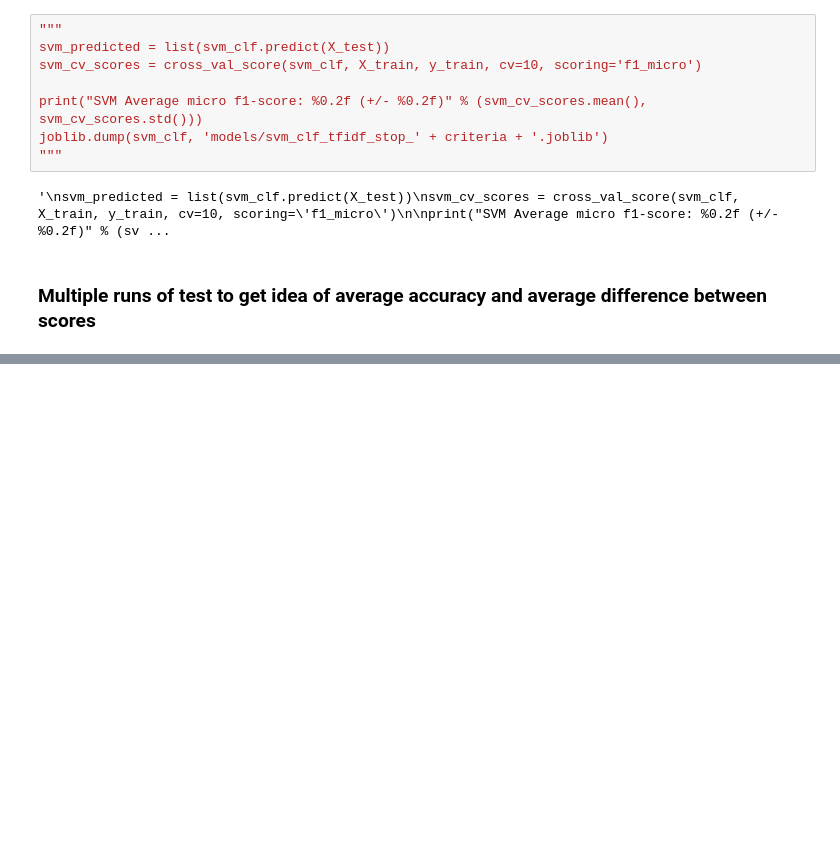
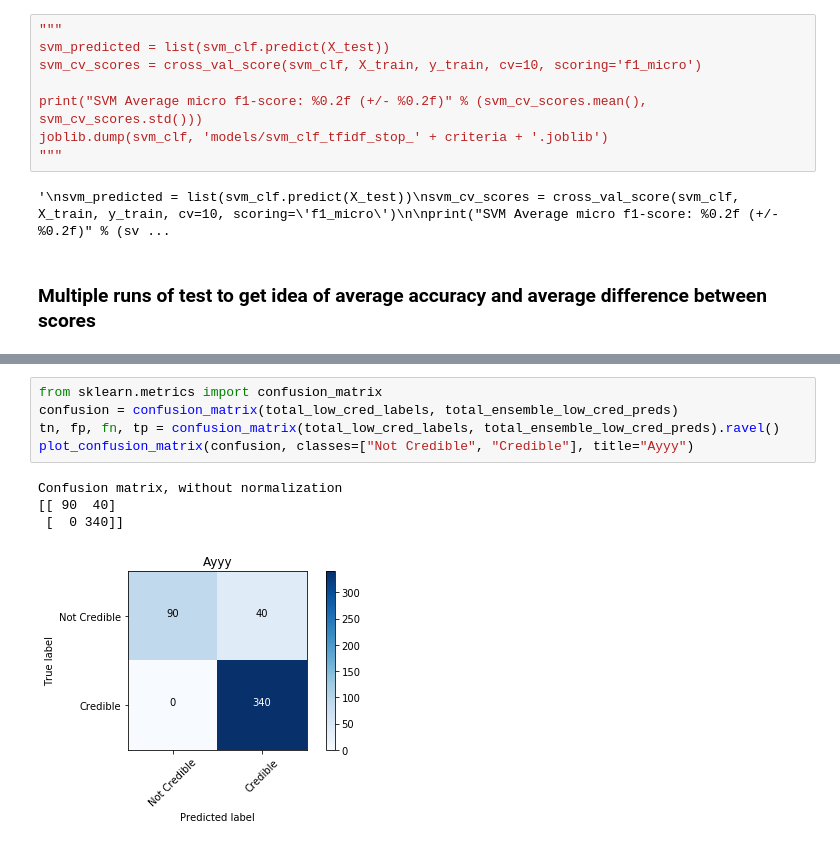
Before and after one commit to DioneJM/Honours-Thesis, a Jupyter notebook: Project/src/notebooks/Low-Credibility-Identification.ipynb, the cells around one changed output, grey strips where cells are left out. Drawn from its saved outputs; the diff is of its cells as text; blank space fills up the shorter version.

```diff
--- a/Project/src/notebooks/Low-Credibility-Identification.ipynb
+++ b/Project/src/notebooks/Low-Credibility-Identification.ipynb
@@ -310,0 +518,10 @@ Micro averaged recall scores: 0.7208936170212766
+# %%
+from sklearn.metrics import confusion_matrix
+confusion = confusion_matrix(total_low_cred_labels, total_ensemble_low_cred_preds)
+tn, fp, fn, tp = confusion_matrix(total_low_cred_labels, total_ensemble_low_cred_preds).ravel()
+plot_confusion_matrix(confusion, classes=["Not Credible", "Credible"], title="Ayyy")
+# %% [output]
+Confusion matrix, without normalization
+[[ 90  40]
+ [  0 340]]
+[figure, added]
```
Also changed, not shown: parts of 17 cells of this notebook.
